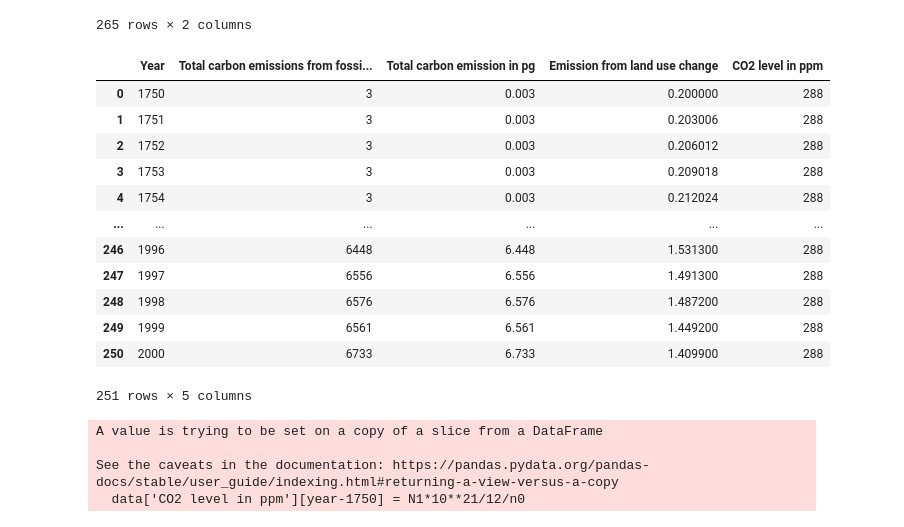
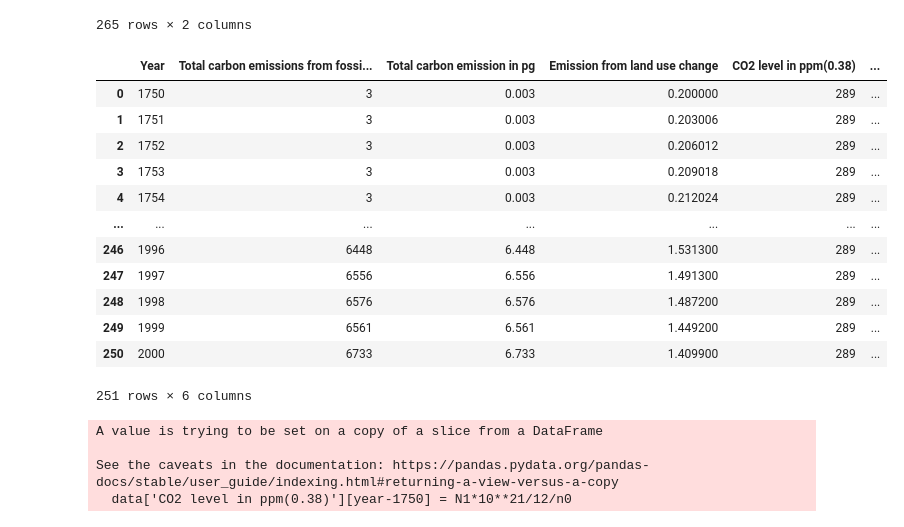
Before and after one commit to rico12312/ESE5023_Assignments_12332293, a Jupyter notebook: PS/PS5/PS5.ipynb, the cells around one changed output. Cells and saved outputs as stored; diff of their text form; code cells hidden in the pictures.

```diff
--- a/PS/PS5/PS5.ipynb
+++ b/PS/PS5/PS5.ipynb
@@ -412,31 +431,31 @@ data
 # %%
 # select the data from 1750 to 2004 and check data
 data = data[(data['Year']>=1750)&(data['Year']<=2000)].reset_index(drop=True)
 
 # create new columns for total carbon emission in unit pg
 data['Total carbon emission in pg'] = data['Total carbon emissions from fossil fuel consumption and cement production (million metric tons of C)'].astype(int)/1000
 
 # create new columns for emission from land use change
 data['Emission from land use change'] = delta['Global in pg']
 
 # create a new column for CO2 level
 # 288 is the result 615^15/12/n0,n0 = 740*10**21/12/347, which is the total molar of material of atmosphere
-data['CO2 level in ppm'] = 288
-
+data['CO2 level in ppm(0.38)'] = 289
+data['CO2 level in ppm(0.5)'] = 289
 # check data
 data
 # %% [output]
-|  | Year | Total carbon emissions from fossi... | Total carbon emission in pg | Emission from land use change | CO2 level in ppm |
-| 0 | 1750 | 3 | 0.003 | 0.200000 | 288 |
-| 1 | 1751 | 3 | 0.003 | 0.203006 | 288 |
-| 2 | 1752 | 3 | 0.003 | 0.206012 | 288 |
-| 3 | 1753 | 3 | 0.003 | 0.209018 | 288 |
-| 4 | 1754 | 3 | 0.003 | 0.212024 | 288 |
-| ... | ... | ... | ... | ... | ... |
-| 246 | 1996 | 6448 | 6.448 | 1.531300 | 288 |
-| 247 | 1997 | 6556 | 6.556 | 1.491300 | 288 |
-| 248 | 1998 | 6576 | 6.576 | 1.487200 | 288 |
-| 249 | 1999 | 6561 | 6.561 | 1.449200 | 288 |
-| 250 | 2000 | 6733 | 6.733 | 1.409900 | 288 |
+|  | Year | Total carbon emissions from fossi... | Total carbon emission in pg | Emission from land use change | CO2 level in ppm(0.38) | ... |
+| 0 | 1750 | 3 | 0.003 | 0.200000 | 289 | ... |
+| 1 | 1751 | 3 | 0.003 | 0.203006 | 289 | ... |
+| 2 | 1752 | 3 | 0.003 | 0.206012 | 289 | ... |
+| 3 | 1753 | 3 | 0.003 | 0.209018 | 289 | ... |
+| 4 | 1754 | 3 | 0.003 | 0.212024 | 289 | ... |
+| ... | ... | ... | ... | ... | ... | ... |
+| 246 | 1996 | 6448 | 6.448 | 1.531300 | 289 | ... |
+| 247 | 1997 | 6556 | 6.556 | 1.491300 | 289 | ... |
+| 248 | 1998 | 6576 | 6.576 | 1.487200 | 289 | ... |
+| 249 | 1999 | 6561 | 6.561 | 1.449200 | 289 | ... |
+| 250 | 2000 | 6733 | 6.733 | 1.409900 | 289 | ... |
-251 rows × 5 columns
+251 rows × 6 columns
 # %%
@@ -478,9 +497,9 @@ year = 1750
 # start iteration
 for year in range(1751,2001):
     # calculate the buffer factor
-    ksi = 3.69 + 1.86*10**(-2)*data['CO2 level in ppm'][year-1751] - 1.8*10**(-6)*data['CO2 level in ppm'][year-1751]**2
+    ksi = 3.69 + 1.86*10**(-2)*data['CO2 level in ppm(0.38)'][year-1751] - 1.8*10**(-6)*data['CO2 level in ppm(0.38)'][year-1751]**2
     # calculate co2 flux to the biosphere
-    f = f0*(1+beta*math.log(data['CO2 level in ppm'][year-1751]/P0))
+    f = f0*(1+beta*math.log(data['CO2 level in ppm(0.38)'][year-1751]/P0))
     # calculate the change of CO2 in sea and atmosphere
     dN1 = -k12*N1 + k21*(N20 + ksi*(N2 - N20)) + gamma[year-1750] - f + delta[year-1750]  + k71*N7 + k51*N5
     dN2 = k12*N1 - k21*(N20 + ksi*(N2 - N20)) - k23*N2 + k32*N3 - k24*N2
@@ -498,10 +517,10 @@ for year in range(1751,2001):
     N6 += dN6
     N7 += dN7
     # update the CO2 level in ppm
-    data['CO2 level in ppm'][year-1750] = N1*10**21/12/n0
+    data['CO2 level in ppm(0.38)'][year-1750] = N1*10**21/12/n0
 # %% [output]
 A value is trying to be set on a copy of a slice from a DataFrame
 
 See the caveats in the documentation: https://pandas.pydata.org/pandas-docs/stable/user_guide/indexing.html#returning-a-view-versus-a-copy
-  data['CO2 level in ppm'][year-1750] = N1*10**21/12/n0
+  data['CO2 level in ppm(0.38)'][year-1750] = N1*10**21/12/n0
 # %%
```
Also changed, not shown: parts of 8 cells of this notebook.
